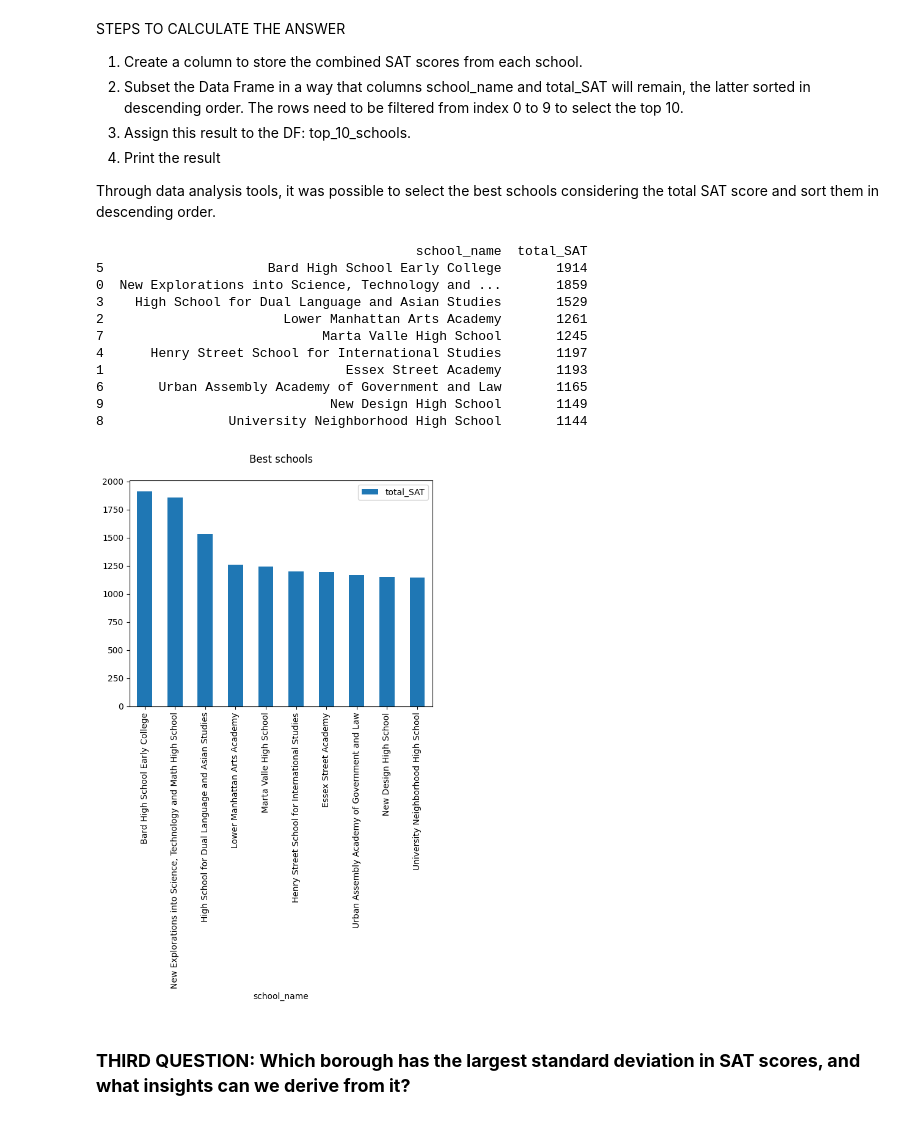
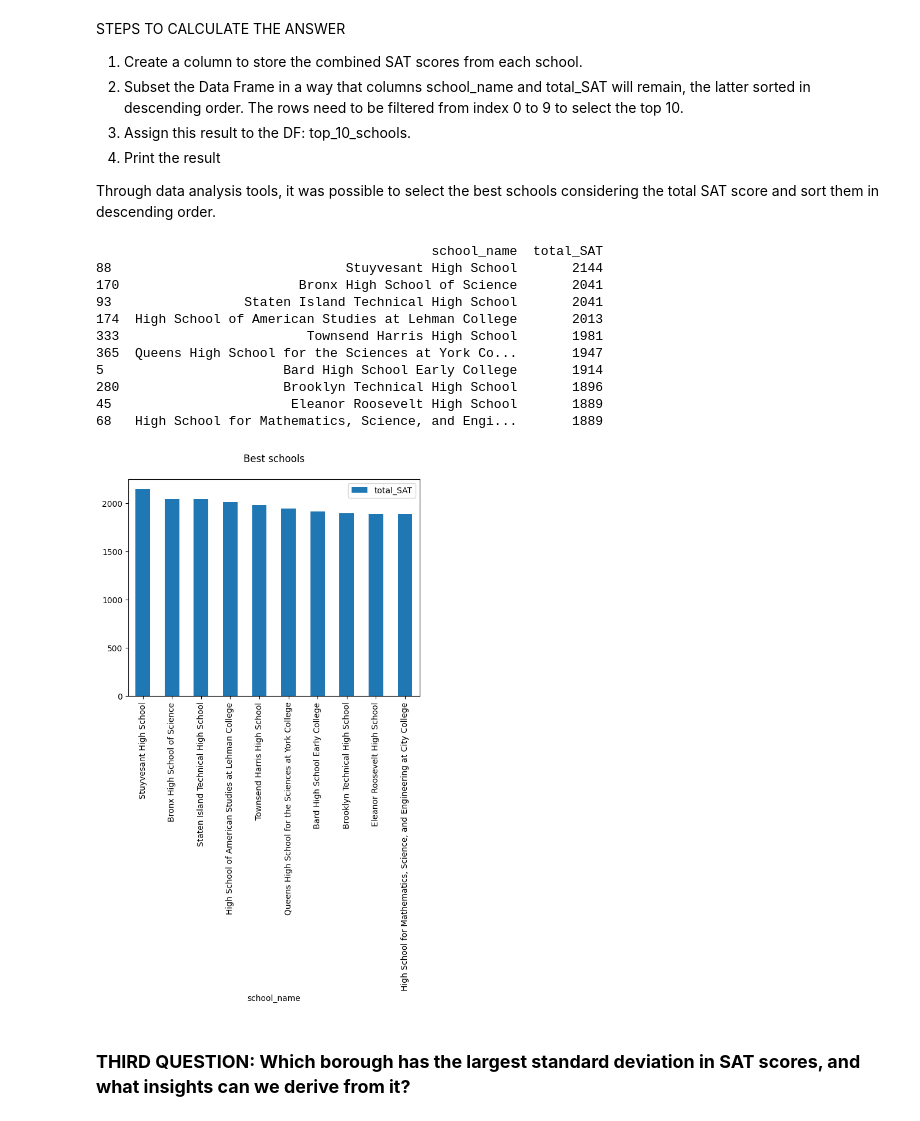
Before and after one commit to gustavo-plc/NYC-Schools, a Jupyter notebook: NYC_Schools.ipynb, the cells around one changed output. Cells and saved outputs as stored; diff of their text form; code cells hidden in the pictures.

```diff
--- a/NYC_Schools.ipynb
+++ b/NYC_Schools.ipynb
@@ -84,26 +88,26 @@ Through data analysis tools, it was possible to select the best schools consider
 # %%
 schools['total_SAT'] = schools['average_math'] + schools['average_reading'] + schools['average_writing']
 
-top_10_schools = schools.loc[0:9, ['school_name', 'total_SAT']].sort_values(by = 'total_SAT', ascending = False)
+top_10_schools = schools.sort_values(by = 'total_SAT', ascending = False).head(10)[['school_name', 'total_SAT']]
 
 print(top_10_schools)
 
 top_10_schools.plot(x = 'school_name', y = 'total_SAT', kind = 'bar', title = 'Best schools\n')
 
 plt.show()
 # %% [output]
-                                         school_name  total_SAT
-5                     Bard High School Early College       1914
-0  New Explorations into Science, Technology and ...       1859
-3    High School for Dual Language and Asian Studies       1529
-2                       Lower Manhattan Arts Academy       1261
-7                            Marta Valle High School       1245
-4      Henry Street School for International Studies       1197
-1                               Essex Street Academy       1193
-6       Urban Assembly Academy of Government and Law       1165
-9                             New Design High School       1149
-8                University Neighborhood High School       1144
+                                           school_name  total_SAT
+88                              Stuyvesant High School       2144
+170                       Bronx High School of Science       2041
+93                 Staten Island Technical High School       2041
+174  High School of American Studies at Lehman College       2013
+333                        Townsend Harris High School       1981
+365  Queens High School for the Sciences at York Co...       1947
+5                       Bard High School Early College       1914
+280                     Brooklyn Technical High School       1896
+45                       Eleanor Roosevelt High School       1889
+68   High School for Mathematics, Science, and Engi...       1889
-[figure, old version]
+[figure, new version]
 # %% [markdown]
 ### **THIRD QUESTION: Which borough has the largest standard deviation in SAT scores, and what insights can we derive from it?**
 # %% [markdown]
```
Also changed, not shown: parts of 5 cells of this notebook.
